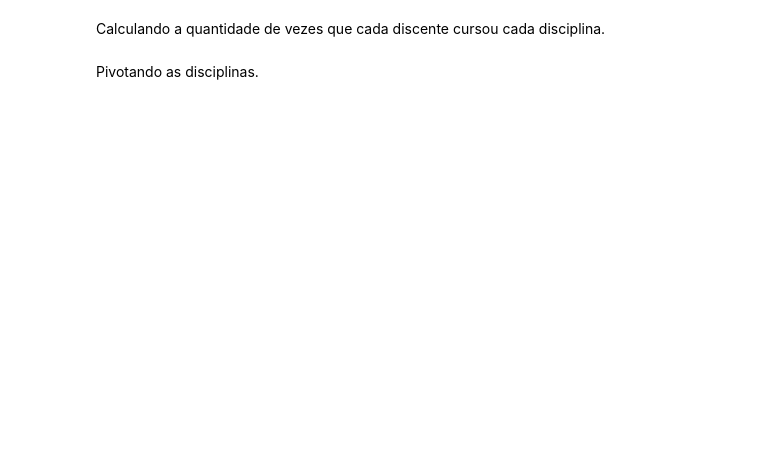
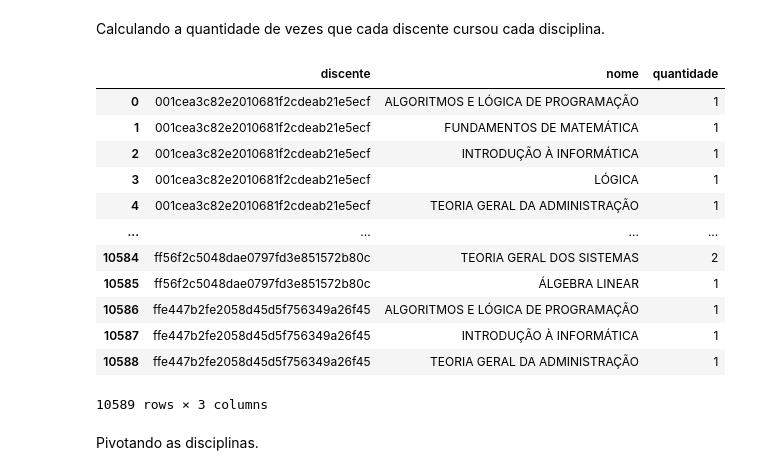
Before and after one commit to wanessabezerra/dataframe-bsi, a Jupyter notebook: datasets/dados-extraidos.ipynb, the cells around one changed output. Saved outputs shown, nothing was run; the diff lists cells and outputs as text; code cells hidden in the pictures; blank space fills up the shorter version.

```diff
--- a/datasets/dados-extraidos.ipynb
+++ b/datasets/dados-extraidos.ipynb
@@ -118,6 +141,21 @@ df_dados_filtrado
 Calculando a quantidade de vezes que cada discente cursou cada disciplina.
 # %%
 quantidade_disciplinas = df_dados_filtrado.groupby(['discente', 'nome']).size().reset_index(name='quantidade')
+quantidade_disciplinas
+# %% [output]
+|  | discente | nome | quantidade |
+| 0 | 001cea3c82e2010681f2cdeab21e5ecf | ALGORITMOS E LÓGICA DE PROGRAMAÇÃO | 1 |
+| 1 | 001cea3c82e2010681f2cdeab21e5ecf | FUNDAMENTOS DE MATEMÁTICA | 1 |
+| 2 | 001cea3c82e2010681f2cdeab21e5ecf | INTRODUÇÃO À INFORMÁTICA | 1 |
+| 3 | 001cea3c82e2010681f2cdeab21e5ecf | LÓGICA | 1 |
+| 4 | 001cea3c82e2010681f2cdeab21e5ecf | TEORIA GERAL DA ADMINISTRAÇÃO | 1 |
+| ... | ... | ... | ... |
+| 10584 | ff56f2c5048dae0797fd3e851572b80c | TEORIA GERAL DOS SISTEMAS | 2 |
+| 10585 | ff56f2c5048dae0797fd3e851572b80c | ÁLGEBRA LINEAR | 1 |
+| 10586 | ffe447b2fe2058d45d5f756349a26f45 | ALGORITMOS E LÓGICA DE PROGRAMAÇÃO | 1 |
+| 10587 | ffe447b2fe2058d45d5f756349a26f45 | INTRODUÇÃO À INFORMÁTICA | 1 |
+| 10588 | ffe447b2fe2058d45d5f756349a26f45 | TEORIA GERAL DA ADMINISTRAÇÃO | 1 |
+10589 rows × 3 columns
 # %% [markdown]
 Pivotando as disciplinas.
 # %%
```
Also changed, not shown: parts of 26 cells of this notebook.
